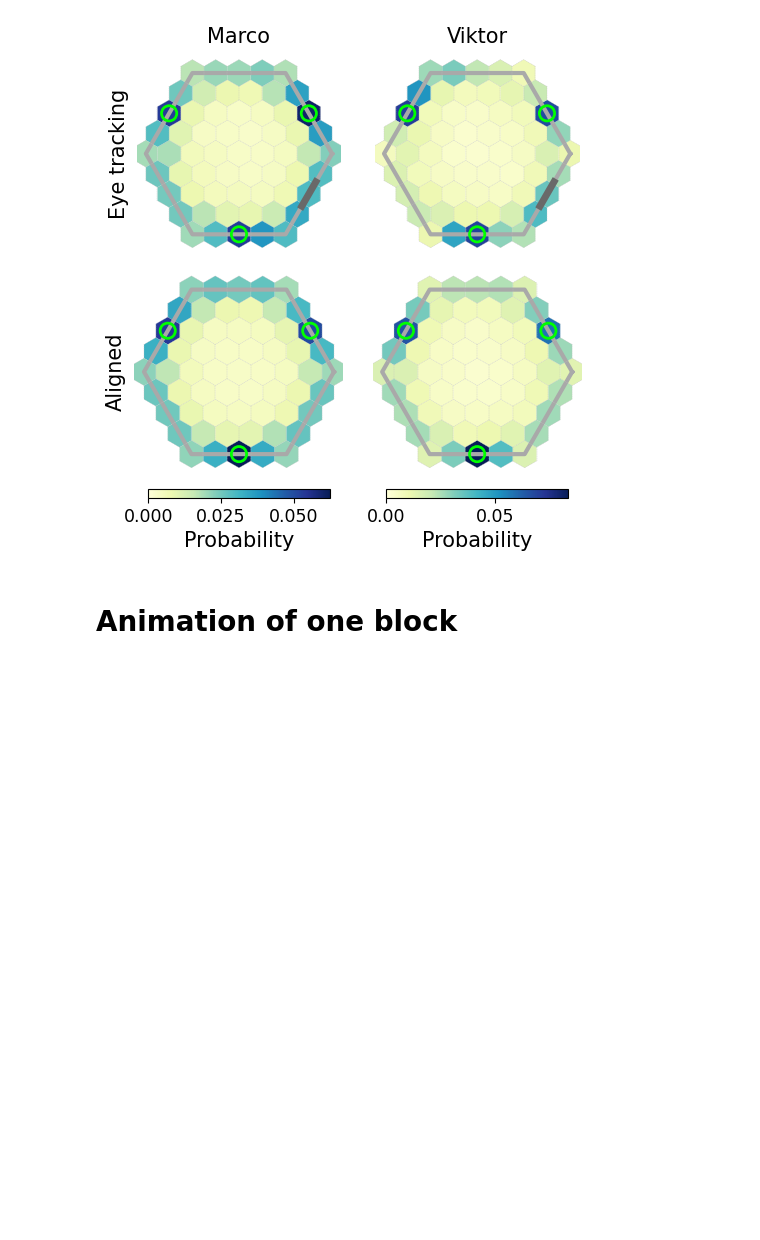
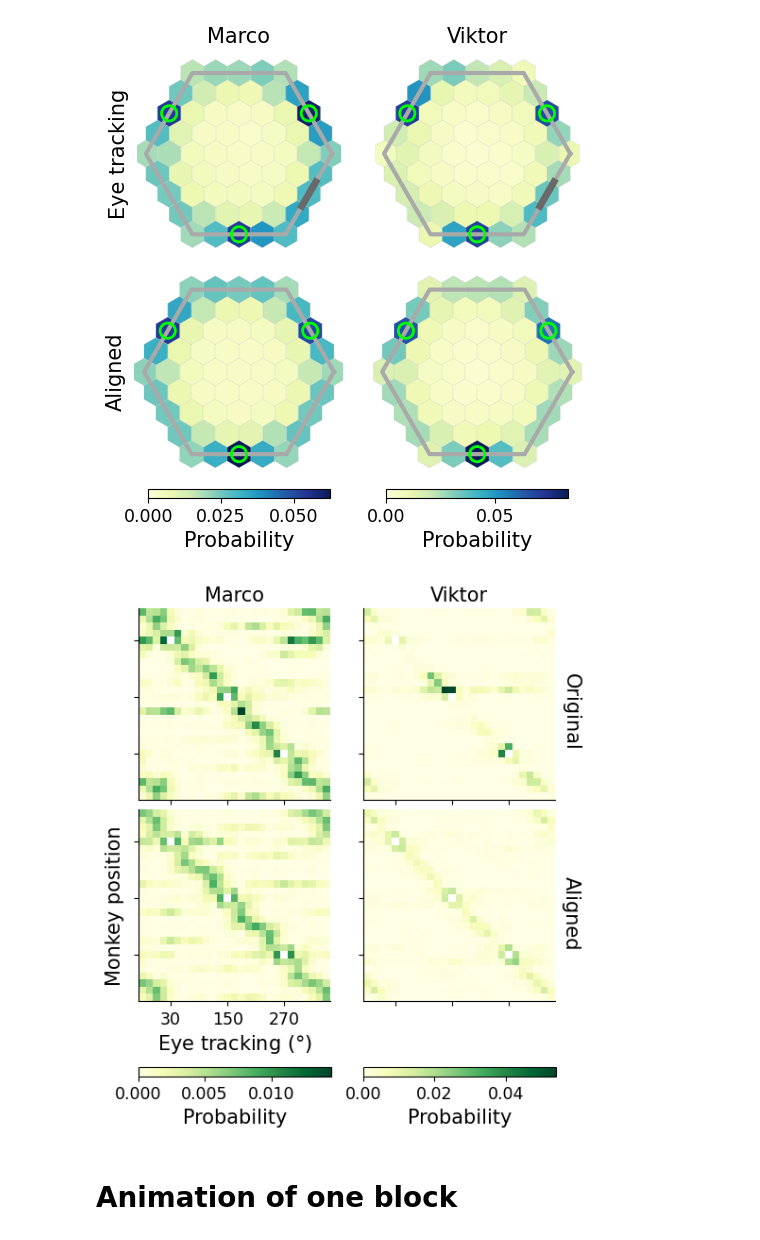
Before and after one commit to XaqLab/hex-arena, a Jupyter notebook: data-overview.ipynb, the cells around one changed output. Drawn from its saved outputs; the diff is of its cells as text; code cells hidden in the pictures; blank space fills up the shorter version.

Commit message:
Add plot of pos-gaze joint distribution

```diff
--- a/data-overview.ipynb
+++ b/data-overview.ipynb
@@ -191,19 +191,20 @@ fig.savefig(FIG_DIR/'push.rate.per.kappa.svg')
 Only Marco's exponential schedule experiments and Viktor's Gamma schedule experiments have enough tracking data.
 # %%
 from hexarena.scripts.common import create_env
+from itertools import product
 
 env = create_env(env_kw={'arena': {'resol': 4}})
 n_tiles = env.arena.num_tiles
 
-subject, gamma = 'viktor', 10
 for subject, gamma in [('marco', 1), ('viktor', 10)]:
     save_pth = STORE_DIR/f'occupancy_{subject}.pkl'
     if os.path.exists(save_pth):
         continue
     block_infos = get_valid_blocks(subject, min_pos_ratio=0.05, min_gaze_ratio=0.05)
-    pos_counts = np.zeros((2, env.arena.num_tiles), dtype=int)
-    gaze_counts = np.zeros((2, env.arena.num_tiles), dtype=int)
-    edges = np.arange(env.arena.num_tiles+1)-0.5
+    pos_counts = np.zeros((2, n_tiles), dtype=int)
+    gaze_counts = np.zeros((2, n_tiles), dtype=int)
+    pg_counts = np.zeros((2, n_outers, n_outers), dtype=int)
+    edges = np.arange(n_tiles+1)-0.5
     for session_id, block_idx in tqdm(block_infos, unit='block'):
         if block_infos[(session_id, block_idx)]['gamma']==gamma:
             block_data = load_monkey_data(subject, session_id, block_idx)
@@ -214,10 +215,13 @@ for subject, gamma in [('marco', 1), ('viktor', 10)]:
                 mask = np.concat([[True], env_data['push']<0])
                 pos_counts[i] += np.histogram(env_data['pos'][mask], edges)[0]
                 gaze_counts[i] += np.histogram(env_data['gaze'][mask], edges)[0]
+                for p_idx, g_idx in product(range(n_outers), range(n_outers)):
+                    _mask = mask&(env_data['pos']==env.arena.outers[p_idx])&(env_data['gaze']==env.arena.outers[g_idx])
+                    pg_counts[i, p_idx, g_idx] += _mask.sum()
     with open(save_pth, 'wb') as f:
         pickle.dump({
-            'gamma': gamma, 'num_tiles': n_tiles,
-            'pos_counts': pos_counts, 'gaze_counts': gaze_counts,
+            'gamma': gamma, 'resol': env.arena.resol, 'num_tiles': n_tiles,
+            'pos_counts': pos_counts, 'gaze_counts': gaze_counts, 'pg_counts': pg_counts,
         }, f)
 # %%
 subjects = ['marco', 'viktor']
@@ -252,6 +256,45 @@ for k in range(2):
 # %% [output]
 [figure]
 [figure]
+# %%
+fig, axes = plt.subplots(2, 2, figsize=(6, 9), gridspec_kw={'hspace': 0.05, 'wspace': 0.05})
+pad = env.arena.resol//2
+xmin = (-pad-0.5)/env.arena.resol*60
+xmax = 0.5/env.arena.resol*60+360
+for j, subject in enumerate(subjects):
+    save_pth = STORE_DIR/f'occupancy_{subject}.pkl'
+    with open(save_pth, 'rb') as f:
+        saved = pickle.load(f)
+    counts = saved['pg_counts']
+    probs = counts/counts.sum(axis=(1, 2), keepdims=True)
+    for box in env.arena.boxes:
+        k = env.arena.outers.index(box)
+        probs[:, k, k] = np.nan
+    vmax = np.nanmax(probs)
+    for i in range(2):
+        ax = axes[i, j]
+        vals = probs[i]
+        vals = np.concat([vals[-pad:], vals, vals[:1]])
+        vals = np.concat([vals[:, -pad:], vals, vals[:, :1]], axis=1)
+        h = ax.imshow(vals, vmin=0, vmax=vmax, cmap='YlGn', extent=[xmin, xmax, xmax, xmin])
+        ax.set_xticks([30, 150, 270])
+        ax.set_xticklabels([])
+        ax.set_yticks([30, 150, 270])
+        ax.set_yticklabels([])
+    axes[0, j].set_title(subject.capitalize())
+    fig.colorbar(
+        h, ax=axes[:, j], orientation='horizontal', location='bottom',
+        fraction=0.3, shrink=0.9, pad=0.1, label='Probability',
+    )
+ax = axes[-1, 0]
+ax.set_xticklabels(ax.get_xticks())
+ax.set_xlabel(r'Eye tracking ($\degree$)')
+ax.set_ylabel('Monkey position')
+axes[0, 1].text(380, 180, 'Original', rotation=-90, va='center')
+axes[1, 1].text(380, 180, 'Aligned', rotation=-90, va='center')
+fig.savefig(FIG_DIR/'occupancy_joint.svg')
+# %% [output]
+[figure, added]
 # %% [markdown]
 # Animation of one block
 # %%
```
